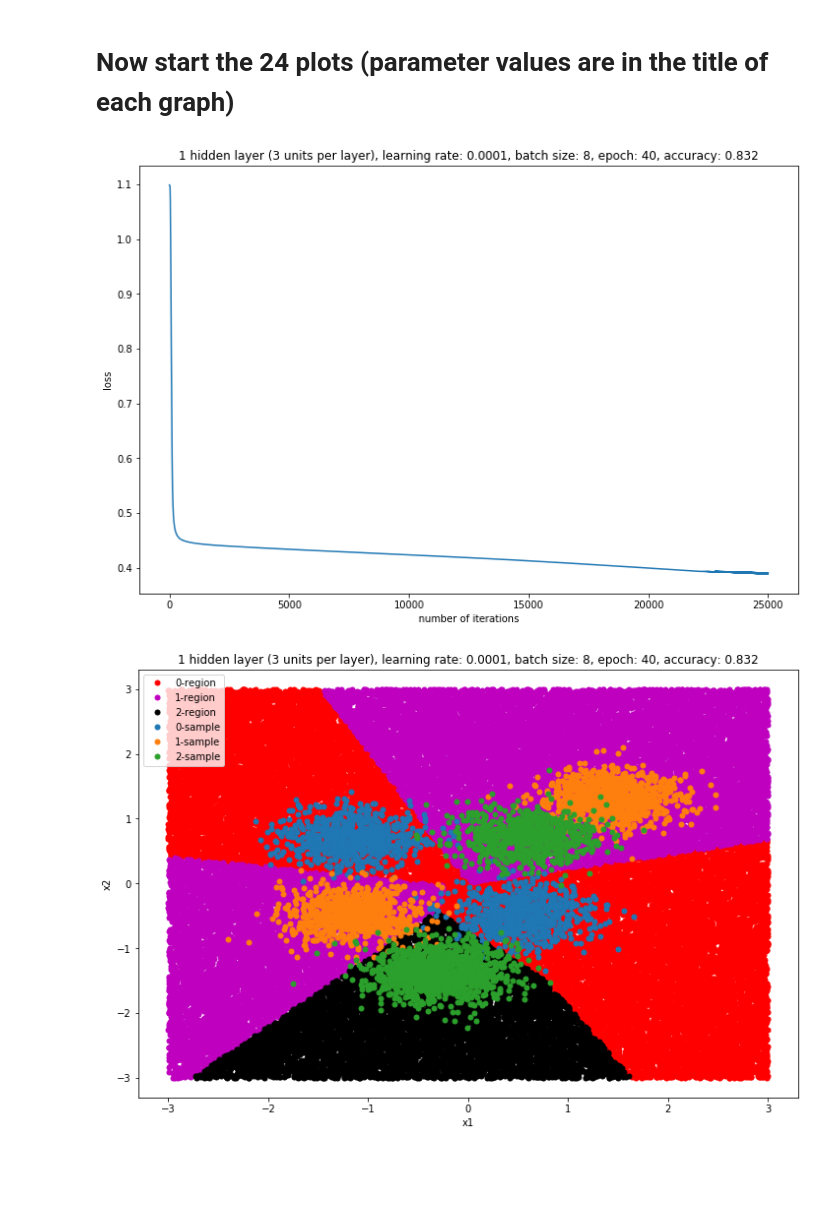
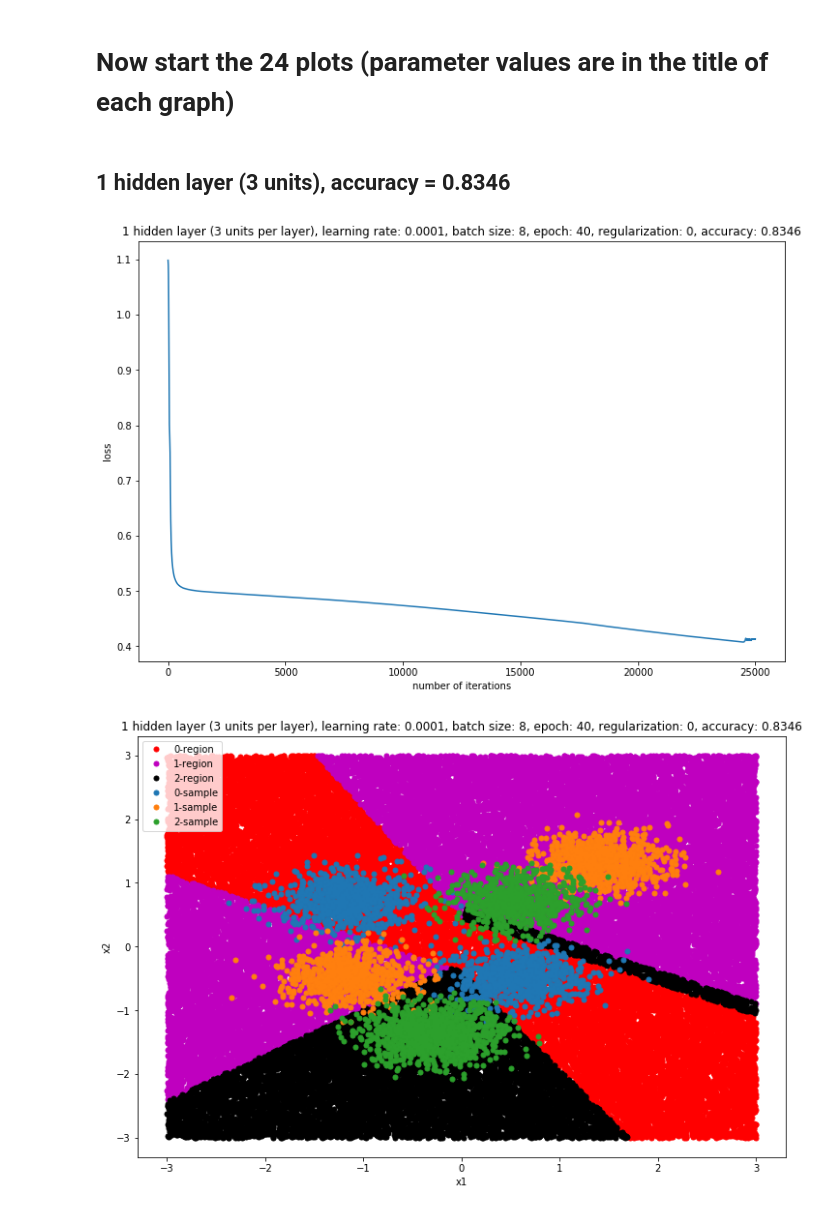
Before and after one commit to JingxiXu/DL4CV_COMSW4995_006, a Jupyter notebook: HW3.ipynb, the cells around one changed output. Cells and saved outputs as stored; diff of their text form; code cells hidden in the pictures; blank space fills up the shorter version.

```diff
--- a/HW3.ipynb
+++ b/HW3.ipynb
@@ -193,7 +193,8 @@ class Hidden_layer:
     def __init__(self, dim_in, dim_out):
         self.dim_in = dim_in
         self.dim_out = dim_out
-        self.W = 0.01*np.random.randn(dim_in, dim_out)
+        self.W = np.random.normal(0, 0.1, (dim_in, dim_out))
+        #self.W = self.W/np.linalg.norm(self.W)
         self.b = np.zeros((1, dim_out))
 
     def forward_propagation(self, X):
@@ -223,7 +224,8 @@ class Output_layer:
     def __init__(self, dim_in, dim_out):
         self.dim_in = dim_in
         self.dim_out = dim_out
-        self.W = 0.01*np.random.randn(dim_in, dim_out)
+        self.W = np.random.normal(0, 0.1, (dim_in, dim_out))
+        #self.W = self.W/np.linalg.norm(self.W)
         self.b = np.zeros((1, dim_out))
 
     def forward_propagation(self, h):
@@ -270,6 +272,7 @@ class MLP:
         self.eta = None
         self.batch_size = None
         self.epoch = None
+        self.regularization = None
 
     def add_layer(self, type, dim_in, dim_out):
         if type=="Hidden":
@@ -282,38 +285,50 @@ class MLP:
             print("Error added layer!")
 
     def forward(self, X, y):
-        h = self.hidden_layer_list[0].forward_propagation(X)
+        h_list = []
+        for i in range(len(self.hidden_layer_list)):
+            h = self.hidden_layer_list[i].forward_propagation(X)
+            h_list.append(h)
+            X = h
         z = self.output_layer.forward_propagation(h)
         L = self.loss_layer.forward_propagation(z, y)
-        return h, z, L
+        return h_list, z, L
 
-    def backward(self, h, z, X, y, eta):
+    def backward(self, h_list, z, X, y, eta):
         dLdz = self.loss_layer.back_propagation(z, y)
-        dLdh = self.output_layer.back_propagation(dLdz, h, eta)
-        dLdX = self.hidden_layer_list[0].back_propagation(dLdh, h, X, eta)
+        dLdh = self.output_layer.back_propagation(dLdz, h_list[-1], eta)
+        for i in range(len(self.hidden_layer_list)-1, 0, -1):
+            dLdX = self.hidden_layer_list[i].back_propagation(dLdh, h_list[i], h_list[i-1], eta)
+            dLdh = dLdX
+        # first layer
+        dLdX = self.hidden_layer_list[0].back_propagation(dLdh, h_list[0], X, eta)
 
-    def train(self, eta, batch_size, epoch, X, y):
+    def train(self, eta, batch_size, epoch, regularization, X, y):
         self.eta = eta
         self.batch_size = batch_size
         self.epoch = epoch
+        self.regularization = regularization
 
         All = np.concatenate((X, y), axis=1)
         loss = []
         for e in range(epoch):
             #print(e)
             All_permutated = np.random.permutation(All)
+            eta = eta * 0.8
             for i in range(int(All.shape[0]/batch_size)):
                 #print(i)
                 X_batch = All_permutated[batch_size*i:batch_size*(i+1), 0:2]
                 y_batch = All_permutated[batch_size*i:batch_size*(i+1), [2]]
-                h, z, L = self.forward(X, y)
+                h_list, z, L = self.forward(X, y)
                 loss.append(L)
                 #print(z)
-                self.backward(h, z, X, y, eta)
+                self.backward(h_list, z, X, y, eta)
         return loss
 
     def predict(self, X):
-        h = self.hidden_layer_list[0].forward_propagation(X)
+        for i in range(len(self.hidden_layer_list)):
+            h = self.hidden_layer_list[i].forward_propagation(X)
+            X = h
         z = self.output_layer.forward_propagation(h)
         y = np.argmax(z, axis=1).reshape(z.shape[0], 1)
         return y
@@ -323,16 +338,19 @@ class MLP:
         return np.count_nonzero(y_predicted==y)/X.shape[0]
 # %% [markdown]
 # Now start the 24 plots (parameter values are in the title of each graph)
+# %% [markdown]
+## 1 hidden layer (3 units), accuracy = 0.8346
 # %%
+# DONE
 NN = MLP()
 NN.add_layer("Hidden", dim_in=2, dim_out=3)
 NN.add_layer("Output", dim_in=3, dim_out=3)
 NN.add_layer("Loss", dim_in=3, dim_out=3)
 
-loss = NN.train(eta=0.0001, batch_size=8, epoch=40, X=X, y=y)
+loss = NN.train(eta=0.0001, batch_size=8, epoch=40, regularization=0, X=X, y=y)
 
 plot_loss(loss)
 plot_decision_regions(NN)
 # %% [output]
-[figure, old version]
+[figure, new version]
-[figure, old version]
+[figure, new version]
```
Also changed, not shown: parts of 17 cells of this notebook.
